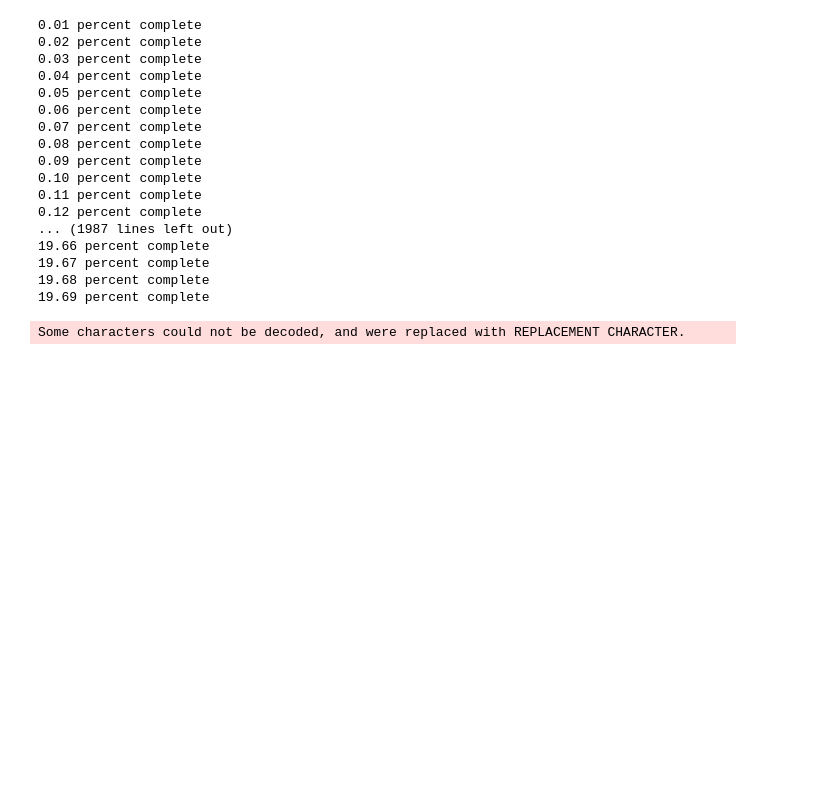
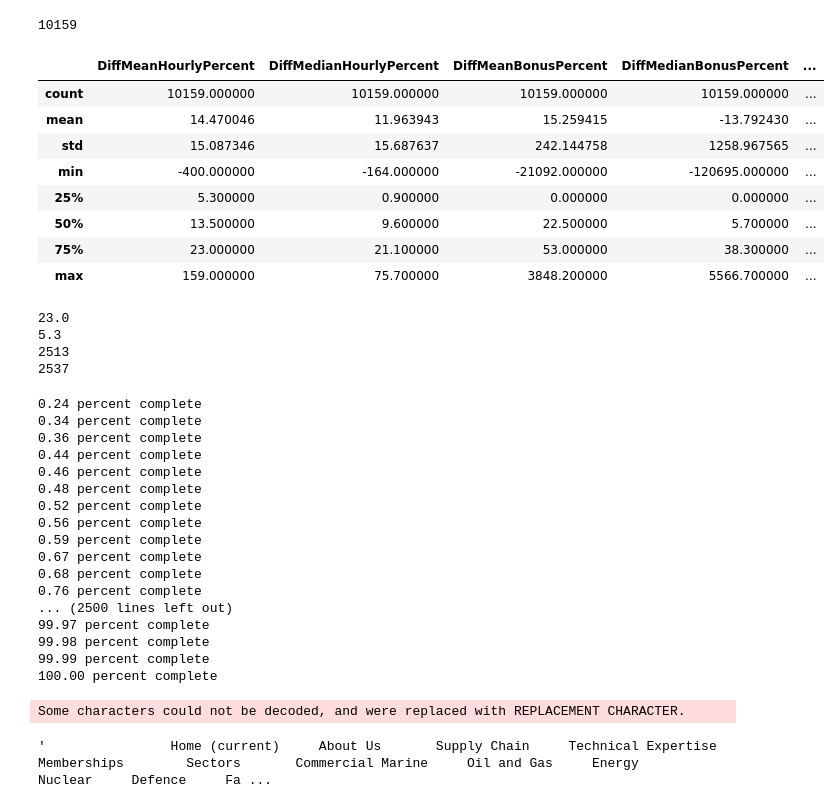
Before and after one commit to mrmattwright/gender-pay-gap-nlp, a Jupyter notebook: notebooks/lda_viz.ipynb, the cells around one changed output. Drawn from its saved outputs; the diff is of its cells as text; code cells hidden in the pictures; blank space fills up the shorter version.

Commit message:
First cut of quartiles - needs refactor
Checkpoint commit

```diff
--- a/notebooks/lda_viz.ipynb
+++ b/notebooks/lda_viz.ipynb
@@ -19,8 +20,38 @@ df['CompanyLinkToGPGInfo'] = df['CompanyLinkToGPGInfo'].astype(str)
 number_of_companies = len(df.index)
 texts = list()
 metadata = list()
+# %%
+#split the corpus into quartiles by the "best" companies on diversity numbers.
+df.head(1)
+print(df.DiffMeanHourlyPercent.count())
+df.describe()
+# %% [output]
+10159
+|  | DiffMeanHourlyPercent | DiffMedianHourlyPercent | DiffMeanBonusPercent | DiffMedianBonusPercent | ... |
+| count | 10159.000000 | 10159.000000 | 10159.000000 | 10159.000000 | ... |
+| mean | 14.470046 | 11.963943 | 15.259415 | -13.792430 | ... |
+| std | 15.087346 | 15.687637 | 242.144758 | 1258.967565 | ... |
+| min | -400.000000 | -164.000000 | -21092.000000 | -120695.000000 | ... |
+| 25% | 5.300000 | 0.900000 | 0.000000 | 0.000000 | ... |
+| 50% | 13.500000 | 9.600000 | 22.500000 | 5.700000 | ... |
+| 75% | 23.000000 | 21.100000 | 53.000000 | 38.300000 | ... |
+| max | 159.000000 | 75.700000 | 3848.200000 | 5566.700000 | ... |
+# %%
+upper_q = df.DiffMeanHourlyPercent.quantile(0.75)
+lower_q = df.DiffMeanHourlyPercent.quantile(0.25)
+print(upper_q)
+print(lower_q)
+df_bad = df.loc[df.DiffMeanHourlyPercent > upper_q]
+df_good = df.loc[df.DiffMeanHourlyPercent < lower_q]
+print(df_bad.DiffMeanHourlyPercent.count())
+print(df_good.DiffMeanHourlyPercent.count())
+# %% [output]
+23.0
+5.3
+2513
+2537
 # %%
-for index, row in df.head(2000).iterrows():
+for index, row in df_bad.iterrows():
     percent_complete = ((index + 1) / number_of_companies) * 100
     print('%.2f percent complete' % (percent_complete))
 
@@ -39,24 +70,28 @@ for index, row in df.head(2000).iterrows():
             with open('../data/external/download_whitelist.txt', 'a') as whitelist_file:
                 whitelist_file.write(doc.url_hash + '\n')
 # %% [output]
-0.01 percent complete
-0.02 percent complete
-0.03 percent complete
-0.04 percent complete
-0.05 percent complete
-0.06 percent complete
-0.07 percent complete
-0.08 percent complete
-0.09 percent complete
-0.10 percent complete
-0.11 percent complete
-0.12 percent complete
-... (1987 lines left out)
-19.66 percent complete
-19.67 percent complete
-19.68 percent complete
-19.69 percent complete
+0.24 percent complete
+0.34 percent complete
+0.36 percent complete
+0.44 percent complete
+0.46 percent complete
+0.48 percent complete
+0.52 percent complete
+0.56 percent complete
+0.59 percent complete
+0.67 percent complete
+0.68 percent complete
+0.76 percent complete
+... (2500 lines left out)
+99.97 percent complete
+99.98 percent complete
+99.99 percent complete
+100.00 percent complete
 Some characters could not be decoded, and were replaced with REPLACEMENT CHARACTER.
+# %%
+texts[0]
+# %% [output]
+'                Home (current)     About Us       Supply Chain     Technical Expertise     Memberships        Sectors       Commercial Marine     Oil and Gas     Energy     Nuclear     Defence     Fa ...
 # %%
 processed_docs = []
 for doc in nlp.pipe(texts, n_threads=2, batch_size=8):
```
Also changed, not shown: parts of 7 cells of this notebook, 1 other file.
